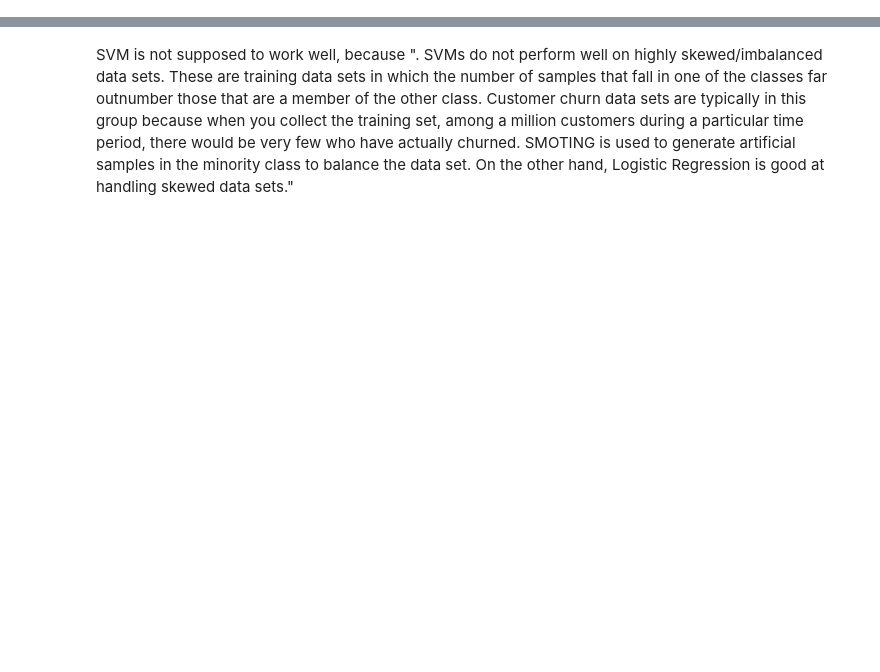
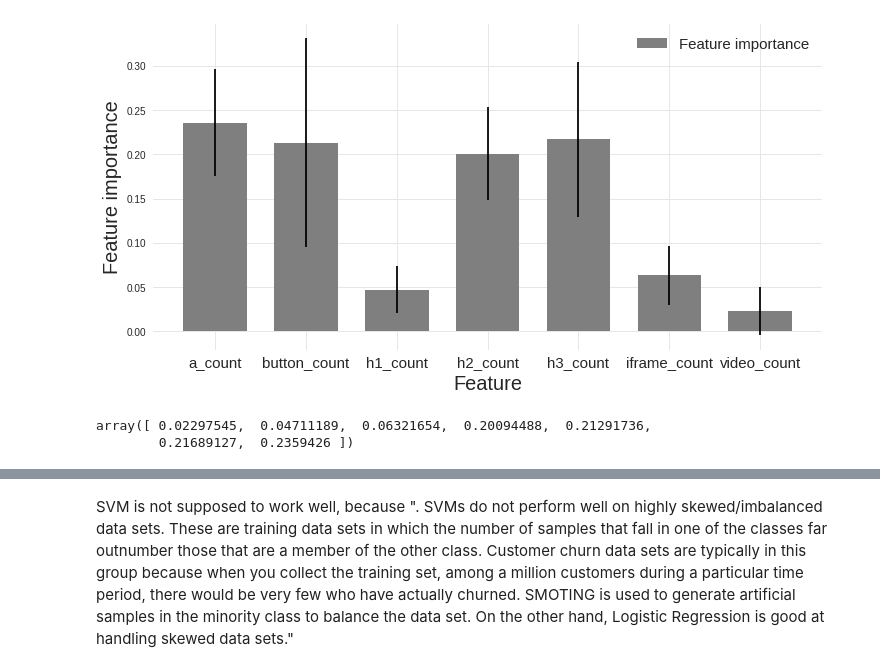
Before and after one commit to timozattol/online-skills, a Jupyter notebook: 03_feature_model_comparison_moredata_fscore.ipynb, the cells around one changed output, grey strips where cells are left out. Cells and saved outputs as stored; diff of their text form; code cells hidden in the pictures; blank space fills up the shorter version.

```diff
--- a/03_feature_model_comparison_moredata_fscore.ipynb
+++ b/03_feature_model_comparison_moredata_fscore.ipynb
@@ -104,23 +126,31 @@ rf.fit(X, y)
 # %%
 feature_importances = rf.feature_importances_
 feature_importances_stds = np.std([tree.feature_importances_ for tree in rf.estimators_], axis=0)
 
 index = np.arange(len(results_means))
-fig, ax = plt.subplots(figsize=(18, 8))
-bar_width = 0.35
-axis_font_size = 18
+fig, ax = plt.subplots(figsize=(12, 6))
+ax.set_facecolor((1, 1, 1))
+ax.grid(color=(0.9, 0.9, 0.9))
 
-plt.bar(index, results_unbiased_means, bar_width, yerr=results_unbiased_stds, label="Unbiased estimator")
-plt.bar(index + bar_width, feature_importances, bar_width, color='tab:gray', yerr=feature_importances_stds, label="Feature importances")
+bar_width = 0.7
+axis_font_size = 20
+
+plt.bar(index + bar_width, feature_importances, bar_width, color='tab:gray', yerr=feature_importances_stds, label="Feature importance")
 
 plt.xlabel("Feature", fontsize=axis_font_size)
-plt.ylabel("Cross validation f1 score / Feature importance", fontsize=axis_font_size)
-plt.xticks(index + bar_width / 2, all_features, fontsize=14)
+plt.ylabel("Feature importance", fontsize=axis_font_size)
+plt.xticks(index + bar_width, all_features, fontsize=15)
 
-#plt.axhline(y=0.5, color='tab:brown', alpha=0.7, linewidth=1)
 plt.legend(fontsize=15)
 
-plt.savefig(os.path.join("figures", "feature_importance_and_feature_score"))
+plt.savefig(os.path.join("figures", "feature_importance"))
+# %% [output]
+[figure, added]
+# %%
+feature_importances[index]
+# %% [output]
+array([ 0.02297545,  0.04711189,  0.06321654,  0.20094488,  0.21291736,
+        0.21689127,  0.2359426 ])
 # %%
 from sklearn.metrics import f1_score
 # %%
```
Also changed, not shown: parts of 16 cells of this notebook, 2 other files.
